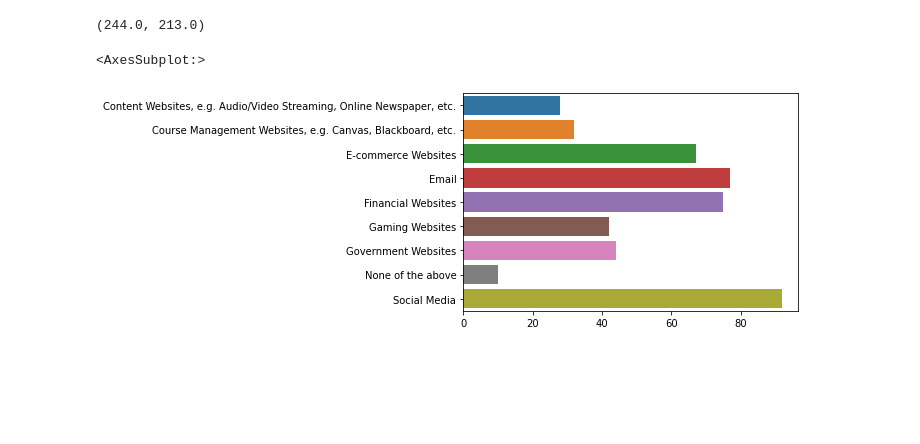
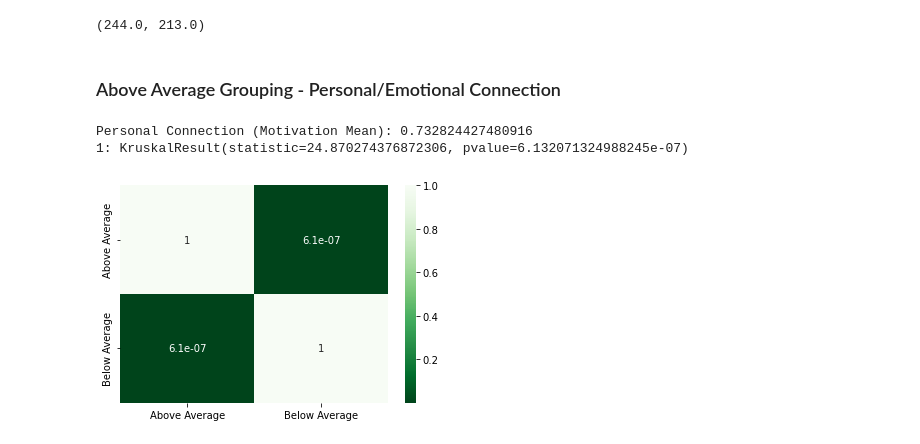
Before and after one commit to rizupaudel/designStudy, a Jupyter notebook: priming/analysis/csquest.ipynb, the cells around one changed output. Saved outputs shown, nothing was run; the diff lists cells and outputs as text; code cells hidden in the pictures; blank space fills up the shorter version.

Commit message:
overall analysis; csquest emotional analysis

```diff
--- a/priming/analysis/csquest.ipynb
+++ b/priming/analysis/csquest.ipynb
@@ -276,7 +276,27 @@ one_design.sum(), zero_design.sum()
 (244.0, 213.0)
 # %%
 data=design_ac_df.sum()
-sns.barplot(data.values, data.index)
+# sns.barplot(data.values, data.index)
-# %% [output]
-<AxesSubplot:>
-[figure, removed]
+# %% [markdown]
+### Above Average Grouping - Personal/Emotional Connection
+# %%
+temp = csquestquant[['Personal Connection', 'Emotional Connection', 'Real life motivation']]
+# %%
+# Personal Connection
+
+personal_connection_mean = temp['Personal Connection'].mean()
+print(f'Personal Connection (Motivation Mean): {personal_connection_mean}')
+above_average_personal_connection = temp[temp['Personal Connection'] >= personal_connection_mean][['Personal Connection', 'Real life motivation']]
+below_average_personal_connection = temp[temp['Personal Connection'] < personal_connection_mean][['Personal Connection', 'Real life motivation']]
+
+group1 = [above_average_personal_connection['Real life motivation'], below_average_personal_connection['Real life motivation']]
+print(f'{1}: {kruskal(*group1)}')
+
+data = sp.posthoc_dunn(group1)
+data.index = ['Above Average', 'Below Average']
+data.columns = ['Above Average', 'Below Average']
+_ = sns.heatmap(data, annot=True, cmap="Greens_r")
+# %% [output]
+Personal Connection (Motivation Mean): 0.732824427480916
+1: KruskalResult(statistic=24.870274376872306, pvalue=6.132071324988245e-07)
+[figure, added]
```
Also changed, not shown: parts of 10 cells of this notebook, 2 other files.
